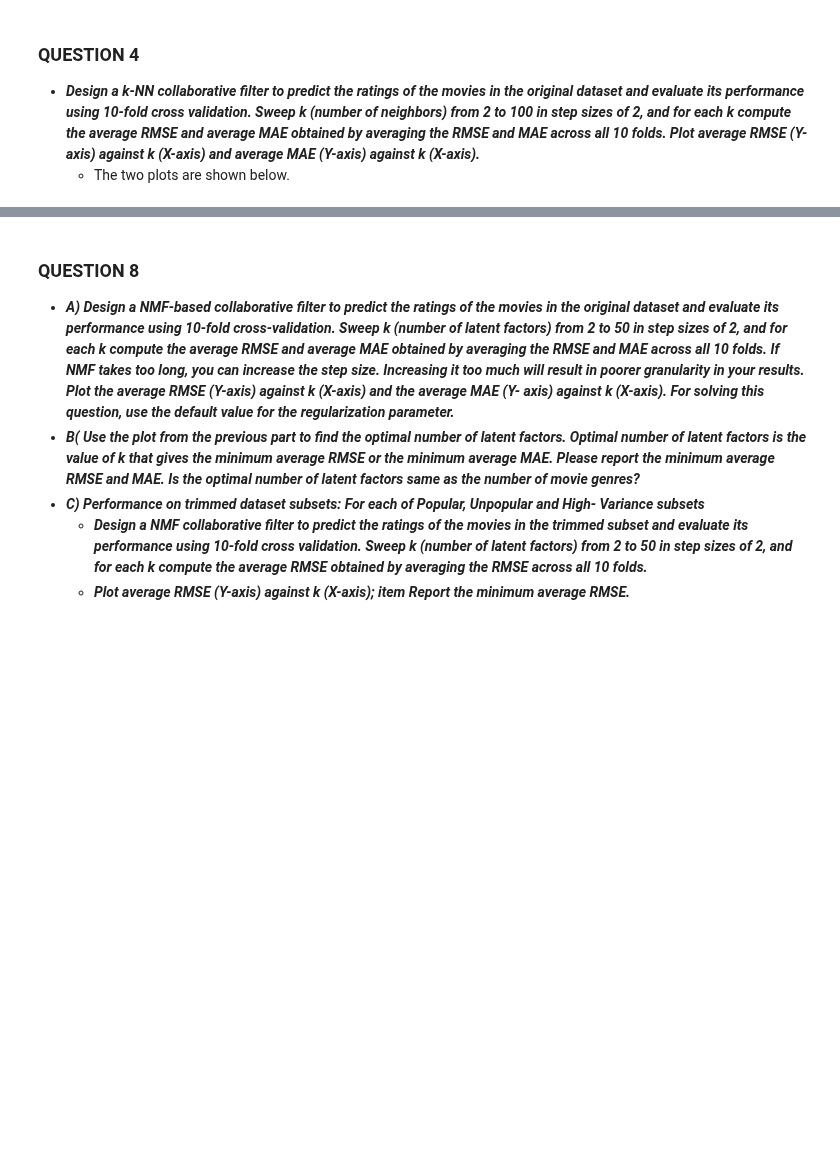
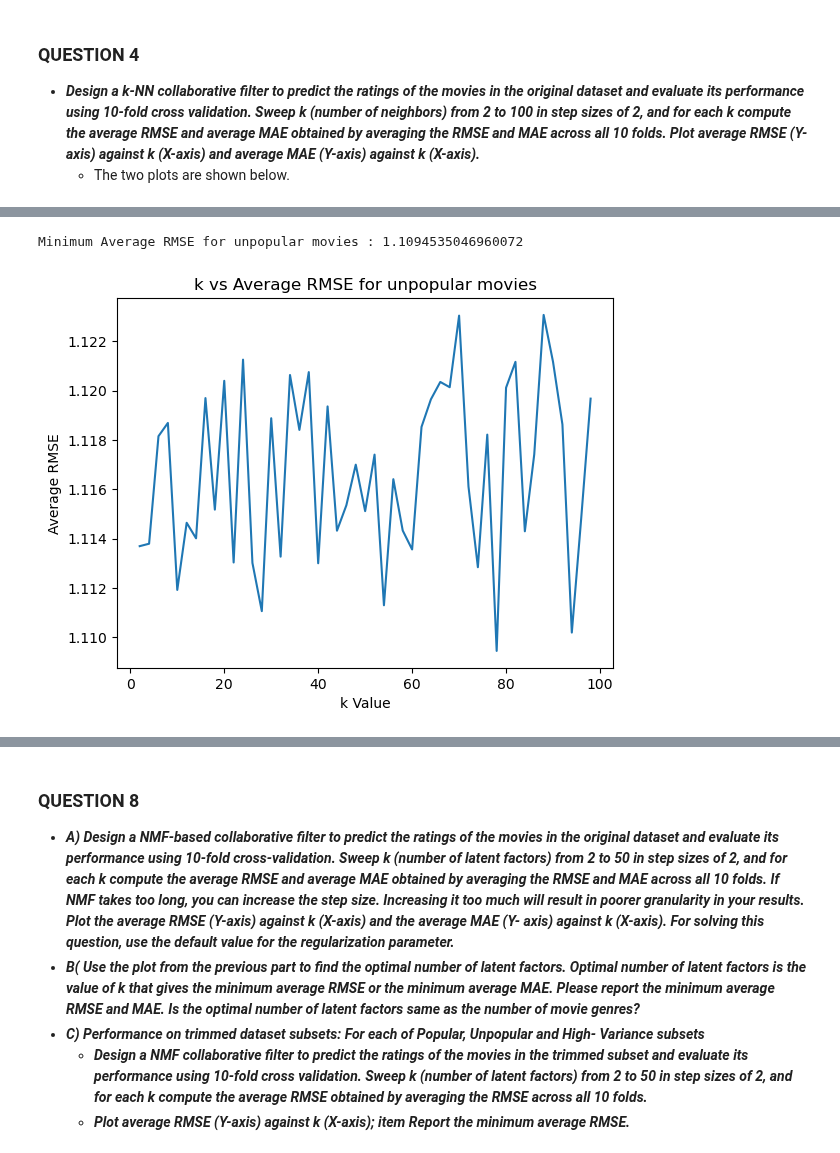
Before and after one commit to stang126/ECE-219-Large-Scale-Data-Mining, a Jupyter notebook: Project 3/Project 3.ipynb, the cells around one changed output, grey strips where cells are left out. Saved outputs shown, nothing was run; the diff lists cells and outputs as text; code cells hidden in the pictures; blank space fills up the shorter version.

```diff
--- a/Project 3/Project 3.ipynb
+++ b/Project 3/Project 3.ipynb
@@ -198,0 +225,5 @@ High_variance = get_list("High_variance", Moveid_ratings_dict)
+# %%
+get_RMSE_plot("unpopular movies", kf, Unpopular, data)
+# %% [output]
+Minimum Average RMSE for unpopular movies : 1.1094535046960072
+[figure, added]
```
Also changed, not shown: parts of 14 cells of this notebook, 1 other file.
